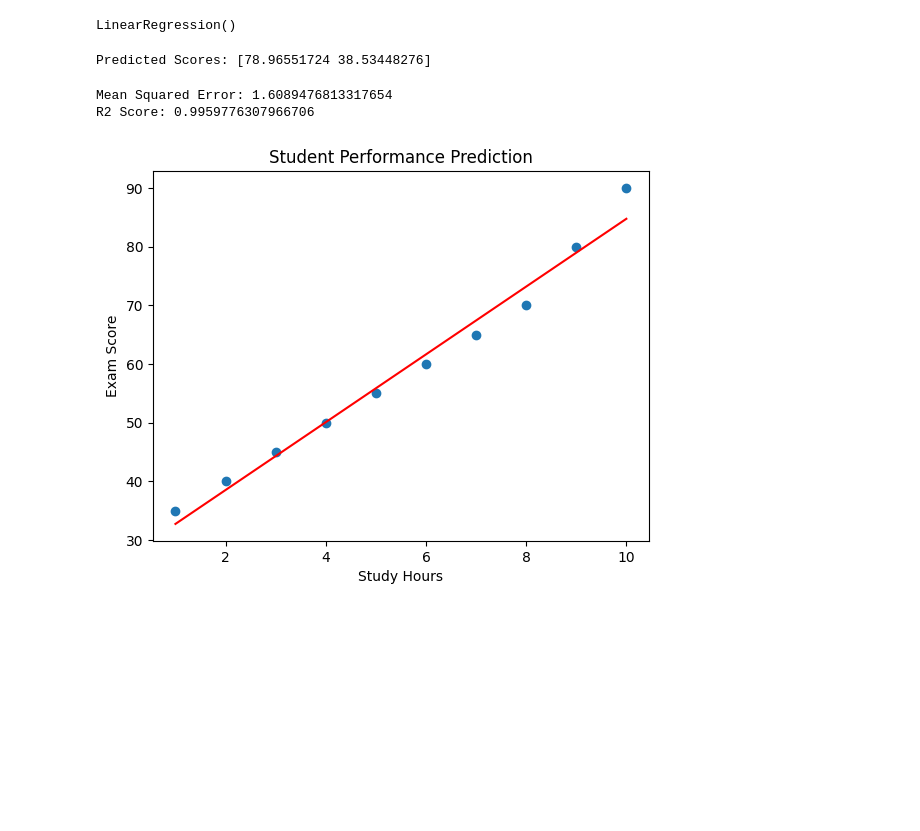
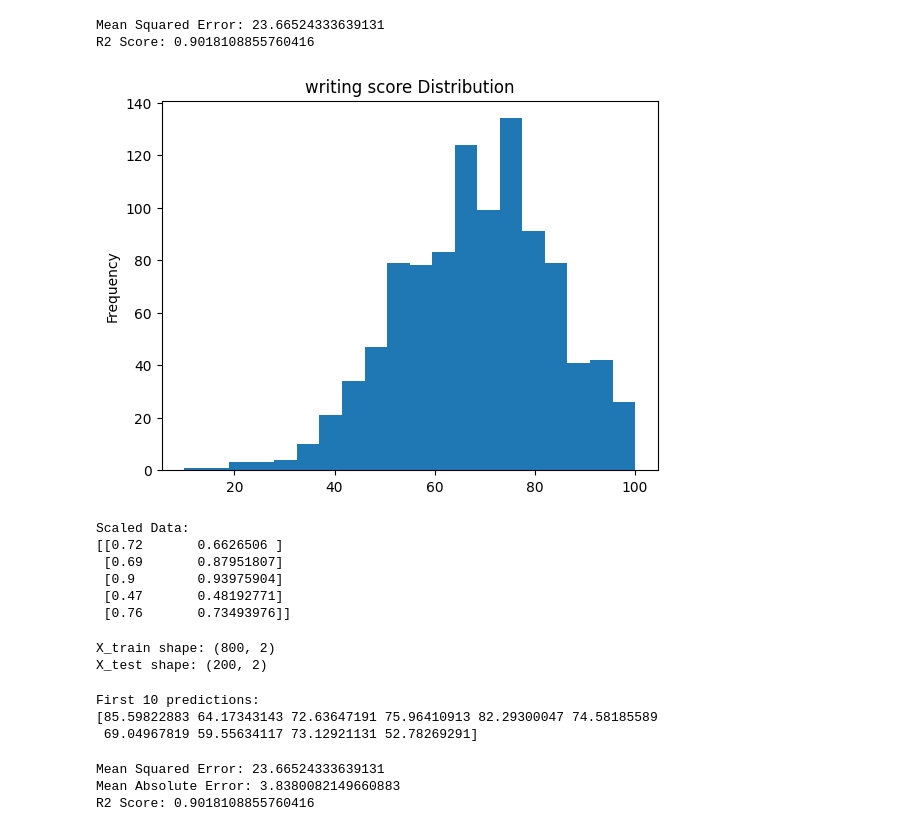
Before and after one commit to Vyshnavi262007/Assignment-3-AIML, a Jupyter notebook: student_performance_prediction.ipynb, the cells around one changed output. Saved outputs shown, nothing was run; the diff lists cells and outputs as text; code cells hidden in the pictures; blank space fills up the shorter version.

```diff
--- a/student_performance_prediction.ipynb
+++ b/student_performance_prediction.ipynb
@@ -29,0 +99,18 @@ y = df['exam_score']
+# %%
+model = LinearRegression()
+model.fit(X_train, y_train)
+y_pred = model.predict(X_test)
+
+mse = mean_squared_error(y_test, y_pred)
+r2 = r2_score(y_test, y_pred)
+
+print("Mean Squared Error:", mse)
+print("R2 Score:", r2)
+# %% [output]
+Mean Squared Error: 23.66524333639131
+R2 Score: 0.9018108855760416
+# %%
+df_num[target_col].plot(kind='hist', bins=20, title=f'{target_col} Distribution')
+plt.show()
+# %% [output]
+[figure, added]
@@ -30,36 +120,46 @@ y = df['exam_score']
+# %%
+from sklearn.preprocessing import MinMaxScaler
+scaler = MinMaxScaler()
+X_scaled = scaler.fit_transform(X)
+print("Scaled Data:")
+print(X_scaled[:5])
+# %% [output]
+Scaled Data:
+[[0.72       0.6626506 ]
+ [0.69       0.87951807]
+ [0.9        0.93975904]
+ [0.47       0.48192771]
+ [0.76       0.73493976]]
 # %%
+from sklearn.model_selection import train_test_split
+
 X_train, X_test, y_train, y_test = train_test_split(
-    X, y, test_size=0.2, random_state=42
+    X_scaled, y, test_size=0.2, random_state=42
 )
+
+print("X_train shape:", X_train.shape)
+print("X_test shape:", X_test.shape)
+# %% [output]
+X_train shape: (800, 2)
+X_test shape: (200, 2)
-# %%
-model = LinearRegression()
-
-model.fit(X_train, y_train)
-# %% [output]
-LinearRegression()
 # %%
 y_pred = model.predict(X_test)
 
-print("Predicted Scores:", y_pred)
+print("\nFirst 10 predictions:")
+print(y_pred[:10])
 # %% [output]
-Predicted Scores: [78.96551724 38.53448276]
+First 10 predictions:
+[85.59822883 64.17343143 72.63647191 75.96410913 82.29300047 74.58185589
+ 69.04967819 59.55634117 73.12921131 52.78269291]
 # %%
 mse = mean_squared_error(y_test, y_pred)
+mae = mean_absolute_error(y_test, y_pred)
 r2 = r2_score(y_test, y_pred)
 
-print("Mean Squared Error:", mse)
+print("\nMean Squared Error:", mse)
+print("Mean Absolute Error:", mae)
 print("R2 Score:", r2)
 # %% [output]
-Mean Squared Error: 1.6089476813317654
-R2 Score: 0.9959776307966706
+Mean Squared Error: 23.66524333639131
+Mean Absolute Error: 3.8380082149660883
+R2 Score: 0.9018108855760416
-# %%
-plt.scatter(X, y)
-plt.plot(X, model.predict(X), color='red')
-
-plt.xlabel("Study Hours")
-plt.ylabel("Exam Score")
-plt.title("Student Performance Prediction")
-
-plt.show()
-# %% [output]
-[figure, removed]
```
Also changed, not shown: parts of 11 cells of this notebook.
